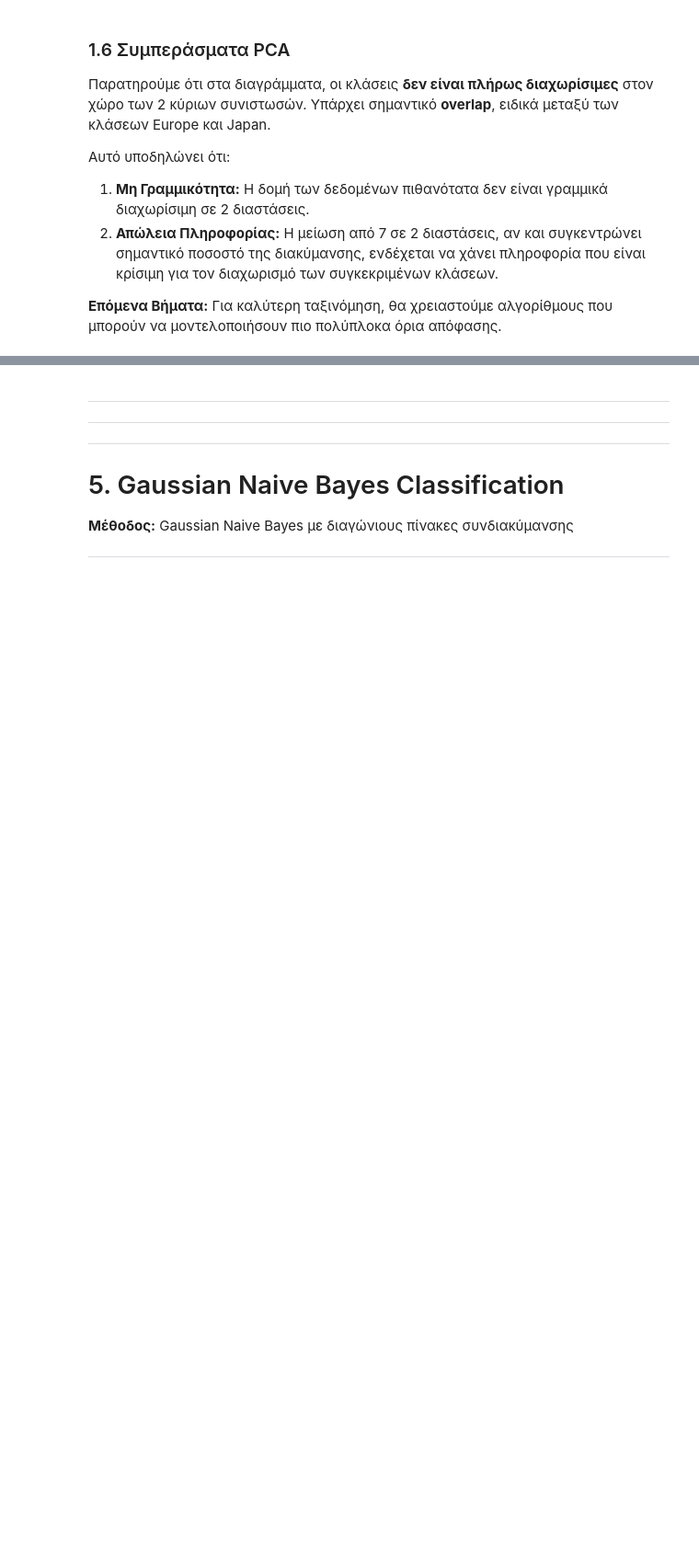
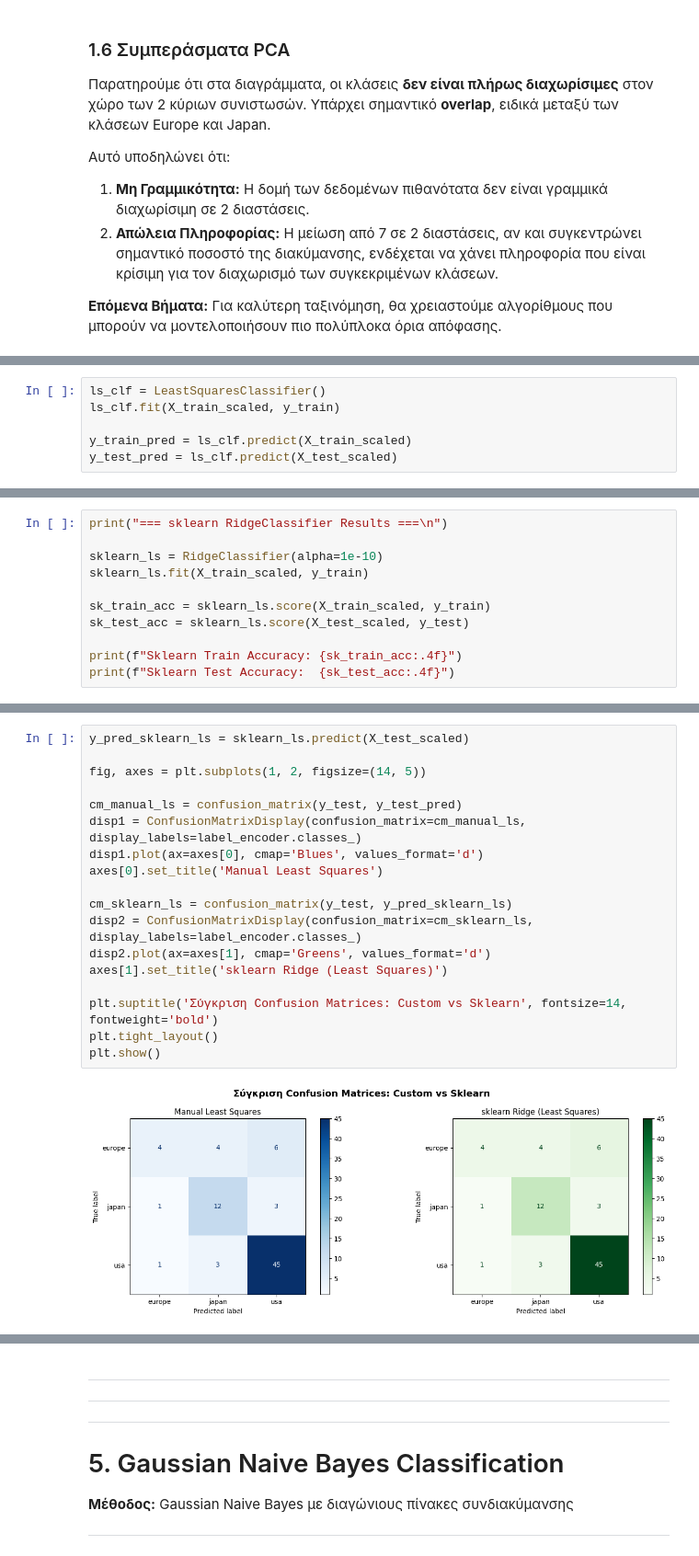
Before and after one commit to dgodolias/auto-mpg-classification-analysis, a Jupyter notebook: notebooks/Complete_Analysis.ipynb, the cells around one changed output, grey strips where cells are left out. Shown at 92% size. Cells and saved outputs as stored; diff of their text form; blank space fills up the shorter version.

```diff
--- a/notebooks/Complete_Analysis.ipynb
+++ b/notebooks/Complete_Analysis.ipynb
@@ -245,0 +339,6 @@ plt.show()
+# %%
+ls_clf = LeastSquaresClassifier()
+ls_clf.fit(X_train_scaled, y_train)
+
+y_train_pred = ls_clf.predict(X_train_scaled)
+y_test_pred = ls_clf.predict(X_test_scaled)
@@ -245,0 +372,11 @@ plt.show()
+# %%
+print("=== sklearn RidgeClassifier Results ===\n")
+
+sklearn_ls = RidgeClassifier(alpha=1e-10)
+sklearn_ls.fit(X_train_scaled, y_train)
+
+sk_train_acc = sklearn_ls.score(X_train_scaled, y_train)
+sk_test_acc = sklearn_ls.score(X_test_scaled, y_test)
+
+print(f"Sklearn Train Accuracy: {sk_train_acc:.4f}")
+print(f"Sklearn Test Accuracy:  {sk_test_acc:.4f}")
@@ -245,0 +423,20 @@ plt.show()
+# %%
+y_pred_sklearn_ls = sklearn_ls.predict(X_test_scaled)
+
+fig, axes = plt.subplots(1, 2, figsize=(14, 5))
+
+cm_manual_ls = confusion_matrix(y_test, y_test_pred)
+disp1 = ConfusionMatrixDisplay(confusion_matrix=cm_manual_ls, display_labels=label_encoder.classes_)
+disp1.plot(ax=axes[0], cmap='Blues', values_format='d')
+axes[0].set_title('Manual Least Squares')
+
+cm_sklearn_ls = confusion_matrix(y_test, y_pred_sklearn_ls)
+disp2 = ConfusionMatrixDisplay(confusion_matrix=cm_sklearn_ls, display_labels=label_encoder.classes_)
+disp2.plot(ax=axes[1], cmap='Greens', values_format='d')
+axes[1].set_title('sklearn Ridge (Least Squares)')
+
+plt.suptitle('Σύγκριση Confusion Matrices: Custom vs Sklearn', fontsize=14, fontweight='bold')
+plt.tight_layout()
+plt.show()
+# %% [output]
+[figure, added]
```
Also changed, not shown: parts of 15 cells of this notebook.
